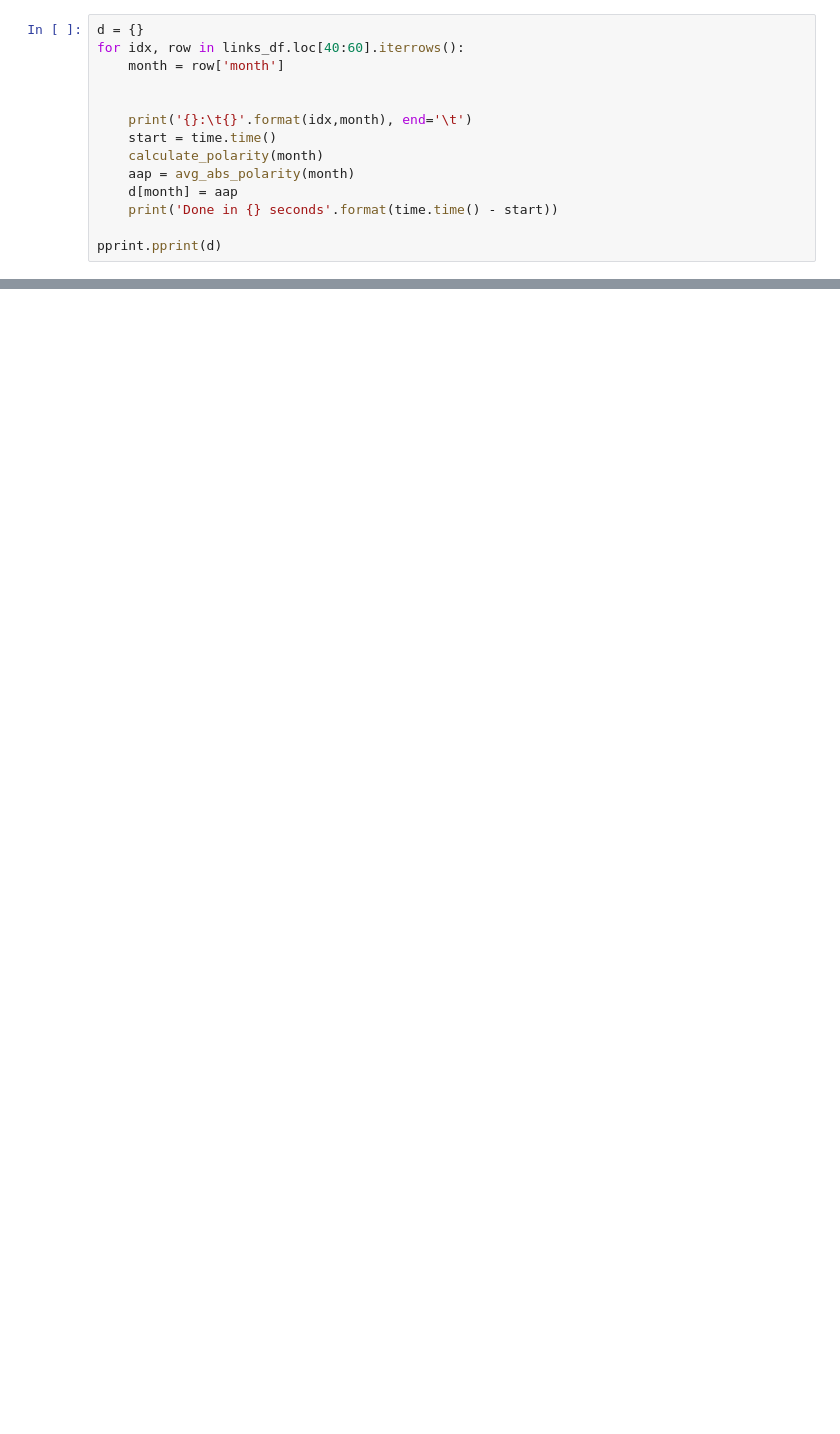
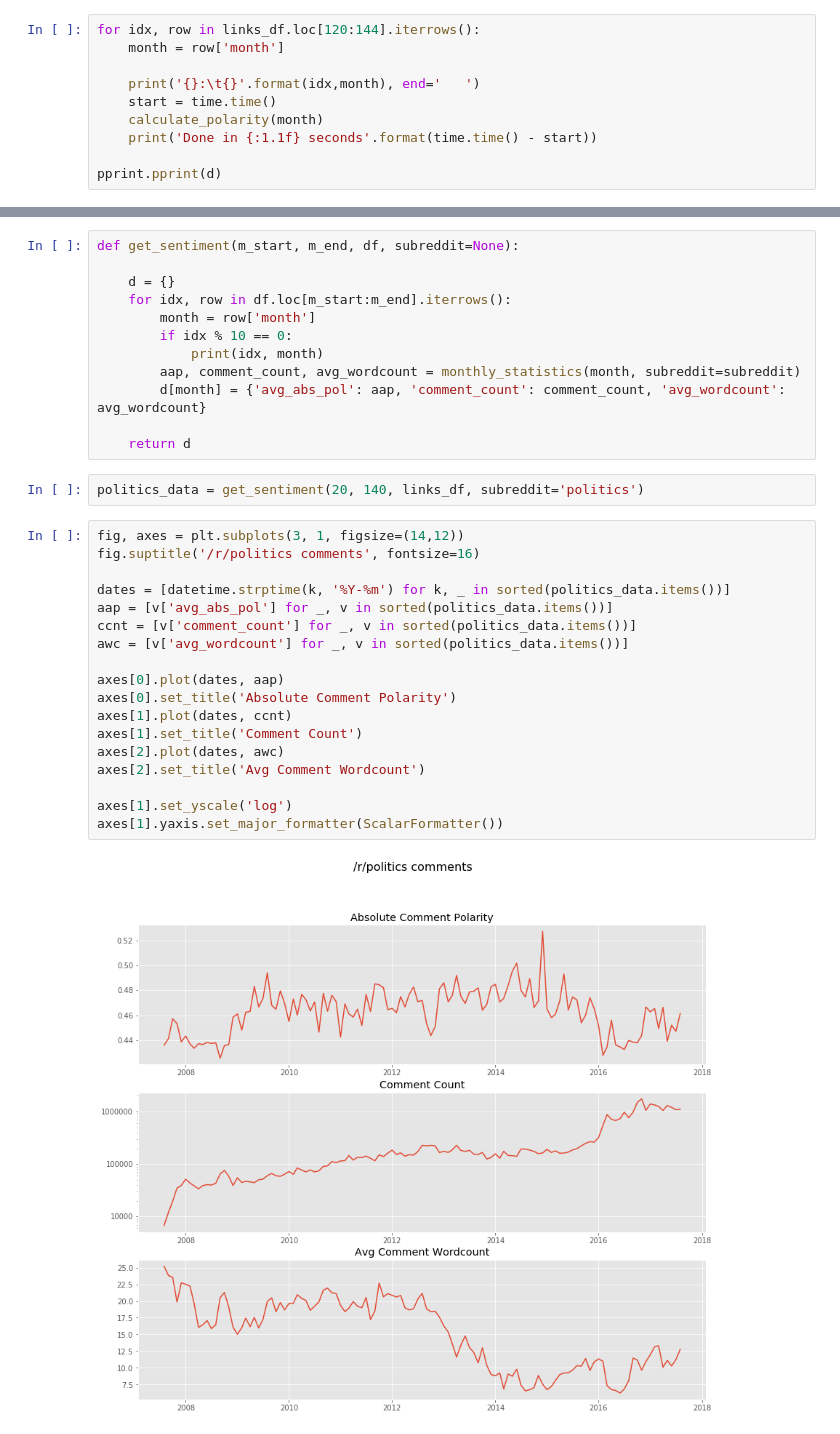
Before and after one commit to AustinPenner/Political-Polarization-on-Reddit, a Jupyter notebook: first_pass_sentiment_analysis.ipynb, the cells around one changed output, grey strips where cells are left out. Saved outputs shown, nothing was run; the diff lists cells and outputs as text; blank space fills up the shorter version.

Commit message:
doing EDA on sentiment polarity

```diff
--- a/first_pass_sentiment_analysis.ipynb
+++ b/first_pass_sentiment_analysis.ipynb
@@ -79,15 +113,11 @@ def avg_abs_polarity(month):
 # %%
-d = {}
-for idx, row in links_df.loc[40:60].iterrows():
+for idx, row in links_df.loc[120:144].iterrows():
     month = row['month']
 
-
-    print('{}:\t{}'.format(idx,month), end='\t')
+    print('{}:\t{}'.format(idx,month), end='   ')
     start = time.time()
     calculate_polarity(month)
-    aap = avg_abs_polarity(month)
-    d[month] = aap
-    print('Done in {} seconds'.format(time.time() - start))
+    print('Done in {:1.1f} seconds'.format(time.time() - start))
 
 pprint.pprint(d)
 # %% [output]
@@ -95,0 +138,34 @@ pprint.pprint(d)
+# %%
+def get_sentiment(m_start, m_end, df, subreddit=None):
+
+    d = {}
+    for idx, row in df.loc[m_start:m_end].iterrows():
+        month = row['month']
+        if idx % 10 == 0:
+            print(idx, month)
+        aap, comment_count, avg_wordcount = monthly_statistics(month, subreddit=subreddit)
+        d[month] = {'avg_abs_pol': aap, 'comment_count': comment_count, 'avg_wordcount': avg_wordcount}
+
+    return d
+# %%
+politics_data = get_sentiment(20, 140, links_df, subreddit='politics')
+# %%
+fig, axes = plt.subplots(3, 1, figsize=(14,12))
+fig.suptitle('/r/politics comments', fontsize=16)
+
+dates = [datetime.strptime(k, '%Y-%m') for k, _ in sorted(politics_data.items())]
+aap = [v['avg_abs_pol'] for _, v in sorted(politics_data.items())]
+ccnt = [v['comment_count'] for _, v in sorted(politics_data.items())]
+awc = [v['avg_wordcount'] for _, v in sorted(politics_data.items())]
+
+axes[0].plot(dates, aap)
+axes[0].set_title('Absolute Comment Polarity')
+axes[1].plot(dates, ccnt)
+axes[1].set_title('Comment Count')
+axes[2].plot(dates, awc)
+axes[2].set_title('Avg Comment Wordcount')
+
+axes[1].set_yscale('log')
+axes[1].yaxis.set_major_formatter(ScalarFormatter())
+# %% [output]
+[figure, added]
```
Also changed, not shown: parts of 7 cells of this notebook.
